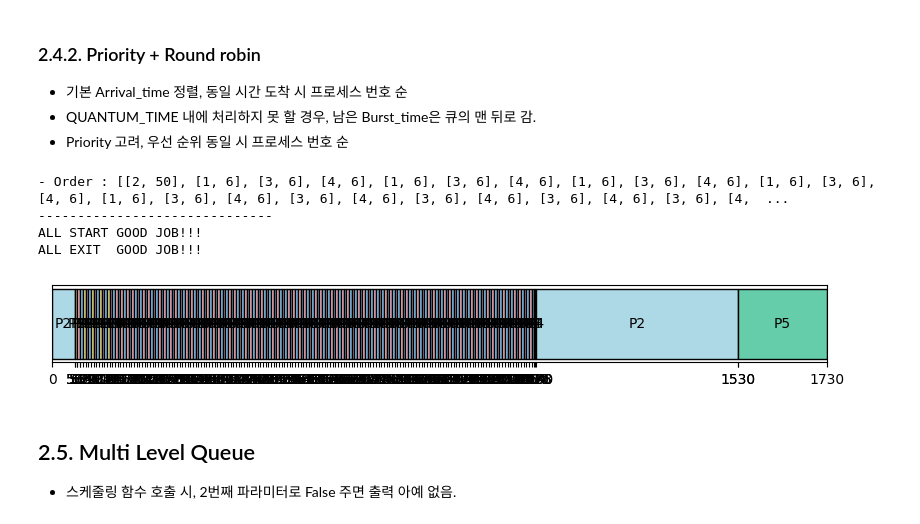
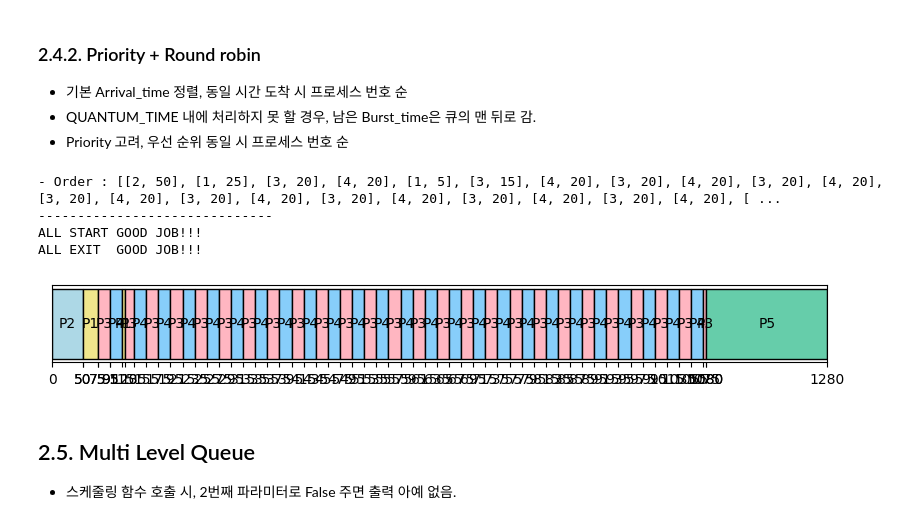
Before and after one commit to jiho264/2023os, a Jupyter notebook: homework01/homework01 copy.ipynb, the cells around one changed output. Saved outputs shown, nothing was run; the diff lists cells and outputs as text; code cells hidden in the pictures.

```diff
--- a/homework01/homework01 copy.ipynb
+++ b/homework01/homework01 copy.ipynb
@@ -757,36 +757,36 @@ def Priority_RR(_list, _Displaying=True, _usr_quantum_time=_DEFAULT_QUANTUM_TIME
                         # 나보다 높거나 겹치는 프로세스 있으면
                         if (_queue[0]['Priority'] > _original_process['Priority']):
                             # 그 차이만큼으로 바꿔버리고, 그 전에 끝내기
                             _how_many_add_this_jop = (
                                 _original_process['Arrival_time'] - _now_time)
 
                 if (_how_many_add_this_jop == 0):
                     _how_many_add_this_jop = _QUANTUM_TIME_
 
                 # 만약 들어오는 놈이 하나도 없다면? 퀀텀타임만큼 추가 가능
 
                 _order.append([_queue[0]['Num'], 1])
                 _queue[0]['Burst_time'] -= 1
                 _how_many_add_this_jop -= 1
                 if (_how_many_add_this_jop == 0):
                     _queue.append(_queue.pop(0))
             # print(_now_time, _how_many_add_this_jop, _queue)
         # print(_now_time, _queue)
 
     _order = order_zip(_order)
     if (_Displaying == True):
         draw(_order, _Displaying)
     return _order
 
 
 _list = copy.deepcopy(_DATA_)
-_tmp = Priority_RR(_list, True, 6)
+_tmp = Priority_RR(_list, True, 20)
 # %% [output]
-- Order : [[2, 50], [1, 6], [3, 6], [4, 6], [1, 6], [3, 6], [4, 6], [1, 6], [3, 6], [4, 6], [1, 6], [3, 6], [4, 6], [1, 6], [3, 6], [4, 6], [3, 6], [4, 6], [3, 6], [4, 6], [3, 6], [4, 6], [3, 6], [4,  ...
+- Order : [[2, 50], [1, 25], [3, 20], [4, 20], [1, 5], [3, 15], [4, 20], [3, 20], [4, 20], [3, 20], [4, 20], [3, 20], [4, 20], [3, 20], [4, 20], [3, 20], [4, 20], [3, 20], [4, 20], [3, 20], [4, 20], [ ...
 ------------------------------
 ALL START GOOD JOB!!!
 ALL EXIT  GOOD JOB!!!
-[figure, old version]
+[figure, new version]
 # %% [markdown]
 ## 2.5. Multi Level Queue
 - 스케줄링 함수 호출 시, 2번째 파라미터로 False 주면 출력 아예 없음.
```
Also changed, not shown: parts of 12 cells of this notebook, 1 other file.
